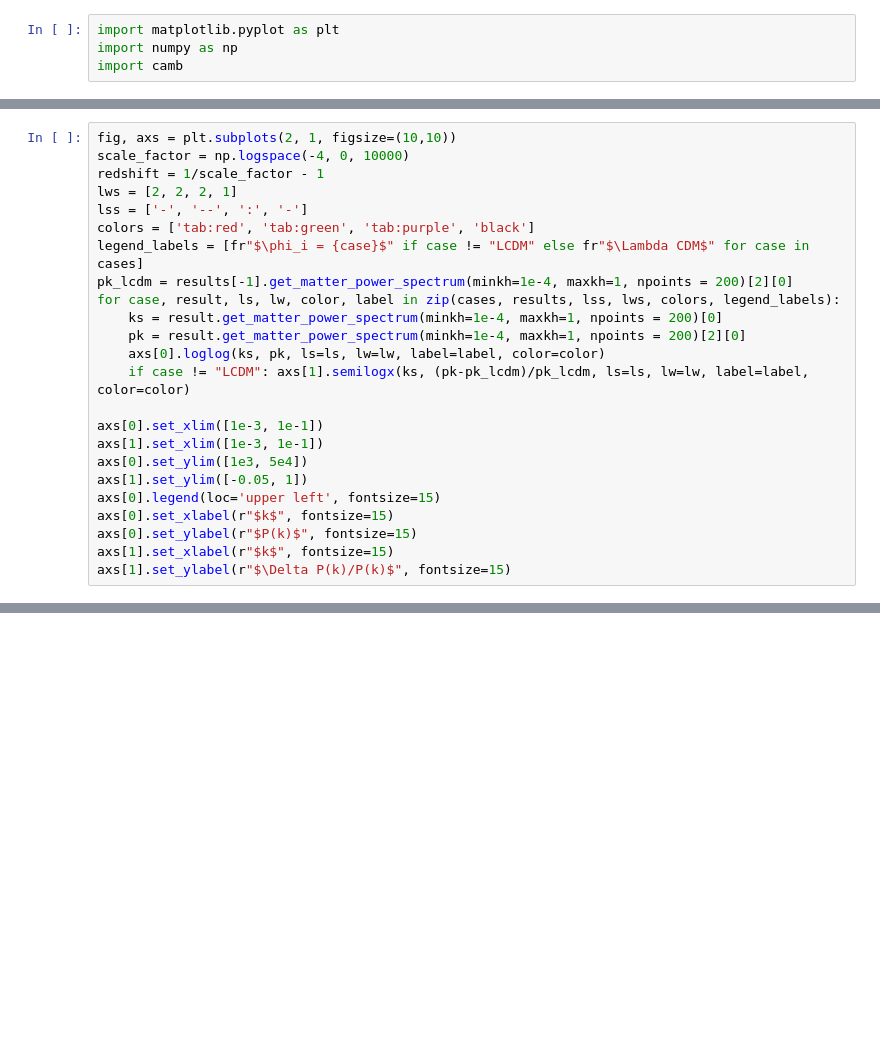
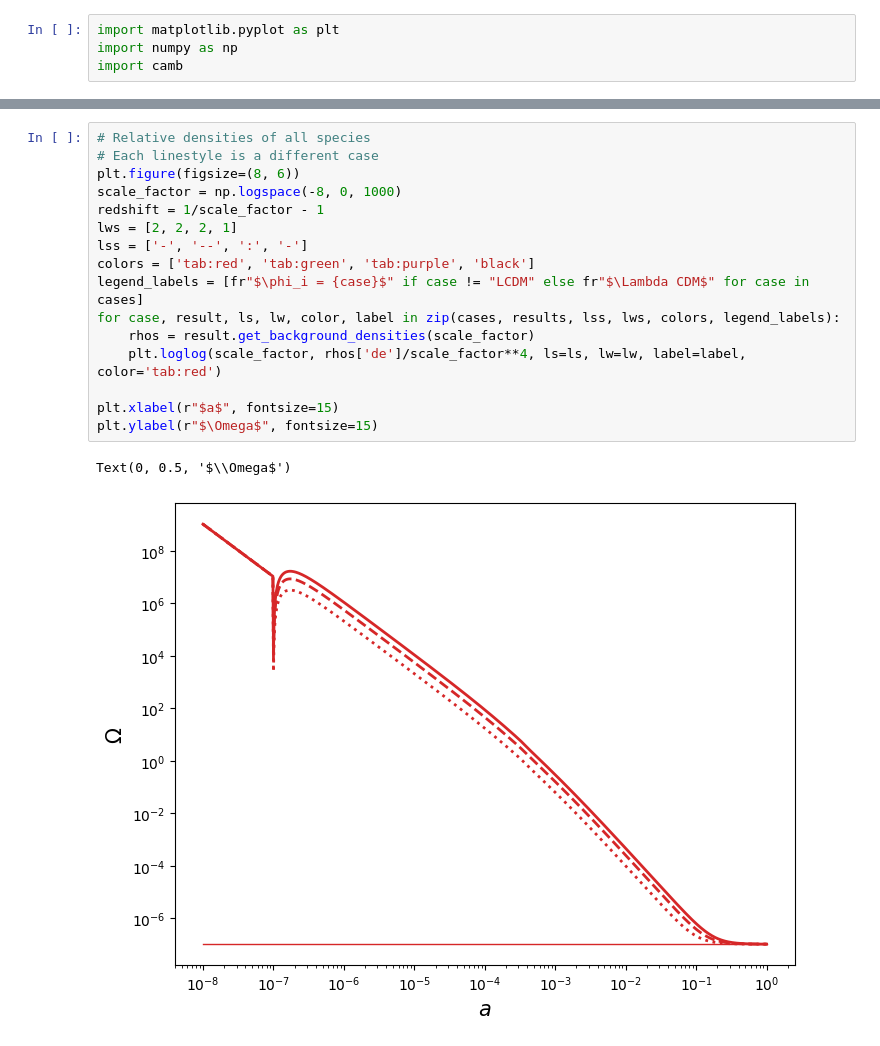
Before and after one commit to joaoreboucas1/CAMB-HDS, a Jupyter notebook: docs/HDS-Demo.ipynb, the cells around one changed output, grey strips where cells are left out. Cells and saved outputs as stored; diff of their text form; blank space fills up the shorter version.

```diff
--- a/docs/HDS-Demo.ipynb
+++ b/docs/HDS-Demo.ipynb
@@ -103,24 +107,0 @@ Text(0, 0.5, '$\\Delta P(k)/P(k)$')
-# %%
-fig, axs = plt.subplots(2, 1, figsize=(10,10))
-scale_factor = np.logspace(-4, 0, 10000)
-redshift = 1/scale_factor - 1
-lws = [2, 2, 2, 1]
-lss = ['-', '--', ':', '-']
-colors = ['tab:red', 'tab:green', 'tab:purple', 'black']
-legend_labels = [fr"$\phi_i = {case}$" if case != "LCDM" else fr"$\Lambda CDM$" for case in cases]
-pk_lcdm = results[-1].get_matter_power_spectrum(minkh=1e-4, maxkh=1, npoints = 200)[2][0]
-for case, result, ls, lw, color, label in zip(cases, results, lss, lws, colors, legend_labels):
-    ks = result.get_matter_power_spectrum(minkh=1e-4, maxkh=1, npoints = 200)[0]
-    pk = result.get_matter_power_spectrum(minkh=1e-4, maxkh=1, npoints = 200)[2][0]
-    axs[0].loglog(ks, pk, ls=ls, lw=lw, label=label, color=color)
-    if case != "LCDM": axs[1].semilogx(ks, (pk-pk_lcdm)/pk_lcdm, ls=ls, lw=lw, label=label, color=color)
-
-axs[0].set_xlim([1e-3, 1e-1])
-axs[1].set_xlim([1e-3, 1e-1])
-axs[0].set_ylim([1e3, 5e4])
-axs[1].set_ylim([-0.05, 1])
-axs[0].legend(loc='upper left', fontsize=15)
-axs[0].set_xlabel(r"$k$", fontsize=15)
-axs[0].set_ylabel(r"$P(k)$", fontsize=15)
-axs[1].set_xlabel(r"$k$", fontsize=15)
-axs[1].set_ylabel(r"$\Delta P(k)/P(k)$", fontsize=15)
@@ -149,0 +131,19 @@ plt.ylabel(r"$\Omega$", fontsize=15)
+# %%
+# Relative densities of all species
+# Each linestyle is a different case
+plt.figure(figsize=(8, 6))
+scale_factor = np.logspace(-8, 0, 1000)
+redshift = 1/scale_factor - 1
+lws = [2, 2, 2, 1]
+lss = ['-', '--', ':', '-']
+colors = ['tab:red', 'tab:green', 'tab:purple', 'black']
+legend_labels = [fr"$\phi_i = {case}$" if case != "LCDM" else fr"$\Lambda CDM$" for case in cases]
+for case, result, ls, lw, color, label in zip(cases, results, lss, lws, colors, legend_labels):
+    rhos = result.get_background_densities(scale_factor)
+    plt.loglog(scale_factor, rhos['de']/scale_factor**4, ls=ls, lw=lw, label=label, color='tab:red')
+
+plt.xlabel(r"$a$", fontsize=15)
+plt.ylabel(r"$\Omega$", fontsize=15)
+# %% [output]
+Text(0, 0.5, '$\\Omega$')
+[figure, added]
```
Also changed, not shown: parts of 5 cells of this notebook, 2 other files.
